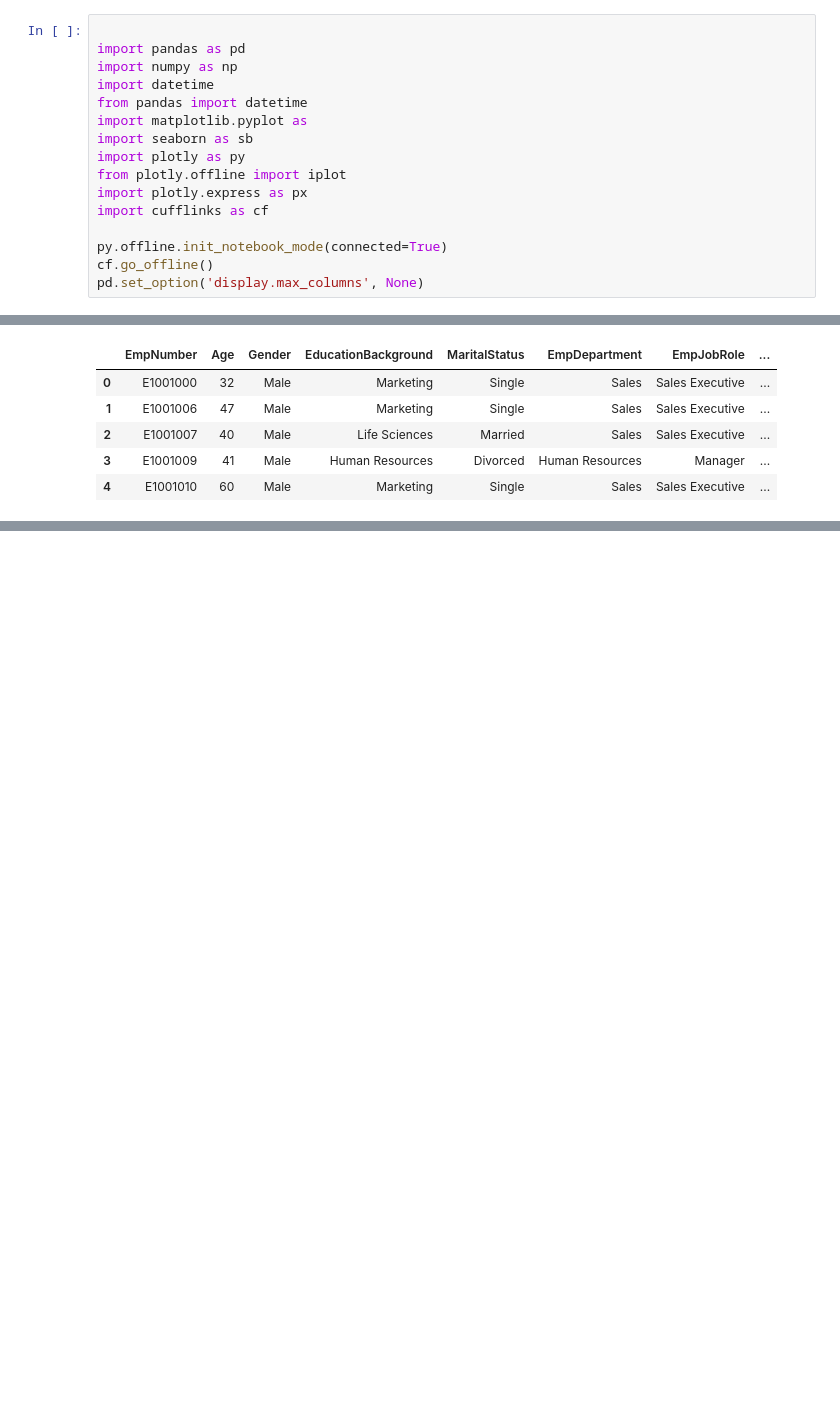
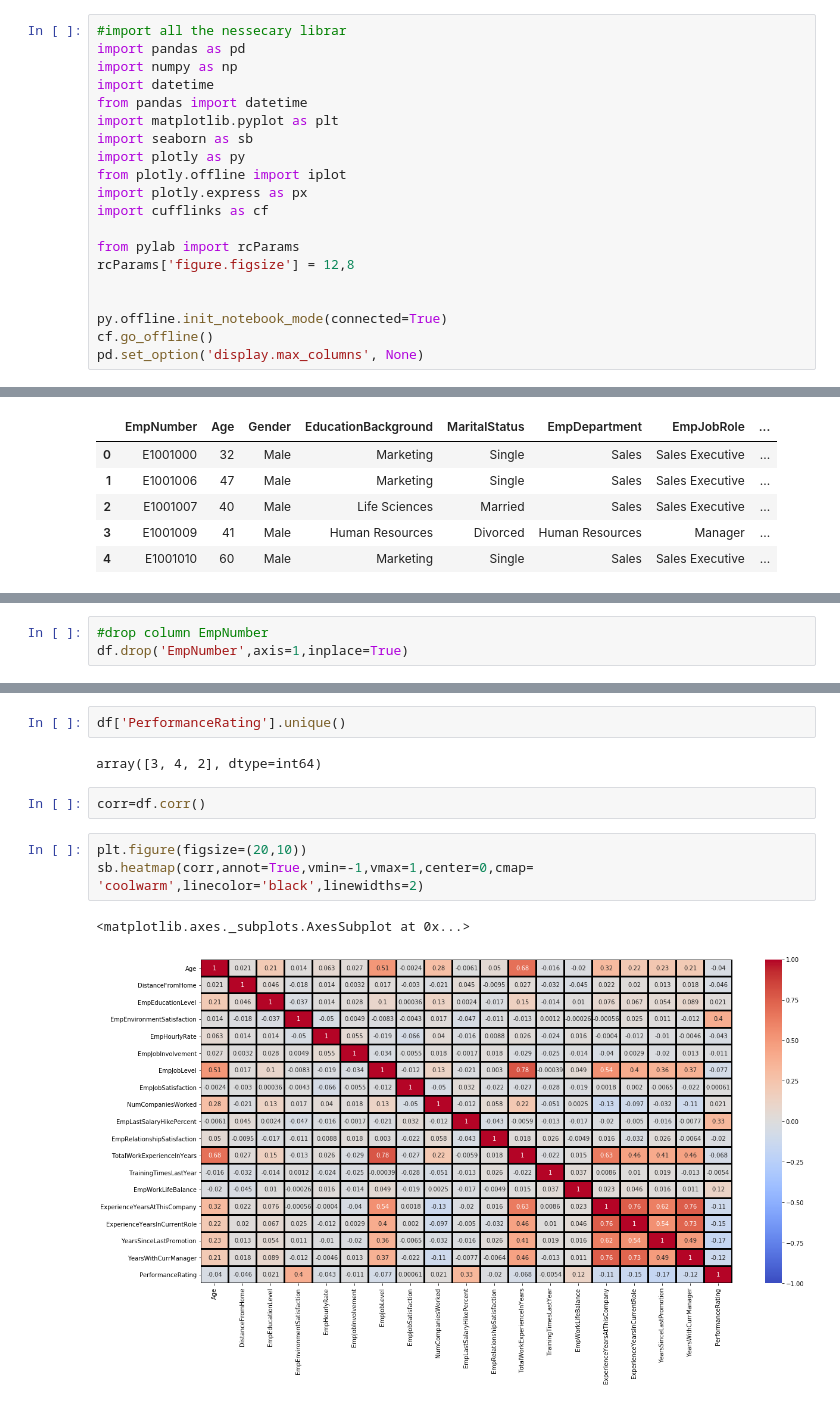
Before and after one commit to KrishnaDesai16/EmployeePerformanceAnalysis, a Jupyter notebook: EmployeePerformanceAnalysis.ipynb, the cells around one changed output, grey strips where cells are left out. Cells and saved outputs as stored; diff of their text form; blank space fills up the shorter version.

```diff
--- a/EmployeePerformanceAnalysis.ipynb
+++ b/EmployeePerformanceAnalysis.ipynb
@@ -1,16 +1,20 @@
 # %%
-
+#import all the nessecary librar
 import pandas as pd
 import numpy as np
 import datetime
 from pandas import datetime
-import matplotlib.pyplot as
+import matplotlib.pyplot as plt
 import seaborn as sb
 import plotly as py
 from plotly.offline import iplot
 import plotly.express as px
 import cufflinks as cf
 
+from pylab import rcParams
+rcParams['figure.figsize'] = 12,8
+
+
 py.offline.init_notebook_mode(connected=True)
 cf.go_offline()
 pd.set_option('display.max_columns', None)
@@ -28,0 +42,3 @@ df.head()
+# %%
+#drop column EmpNumber
+df.drop('EmpNumber',axis=1,inplace=True)
@@ -28,0 +112,12 @@ df.head()
+# %%
+df['PerformanceRating'].unique()
+# %% [output]
+array([3, 4, 2], dtype=int64)
+# %%
+corr=df.corr()
+# %%
+plt.figure(figsize=(20,10))
+sb.heatmap(corr,annot=True,vmin=-1,vmax=1,center=0,cmap= 'coolwarm',linecolor='black',linewidths=2)
+# %% [output]
+<matplotlib.axes._subplots.AxesSubplot at 0x...>
+[figure, added]
```
Also changed, not shown: parts of 22 cells of this notebook.
